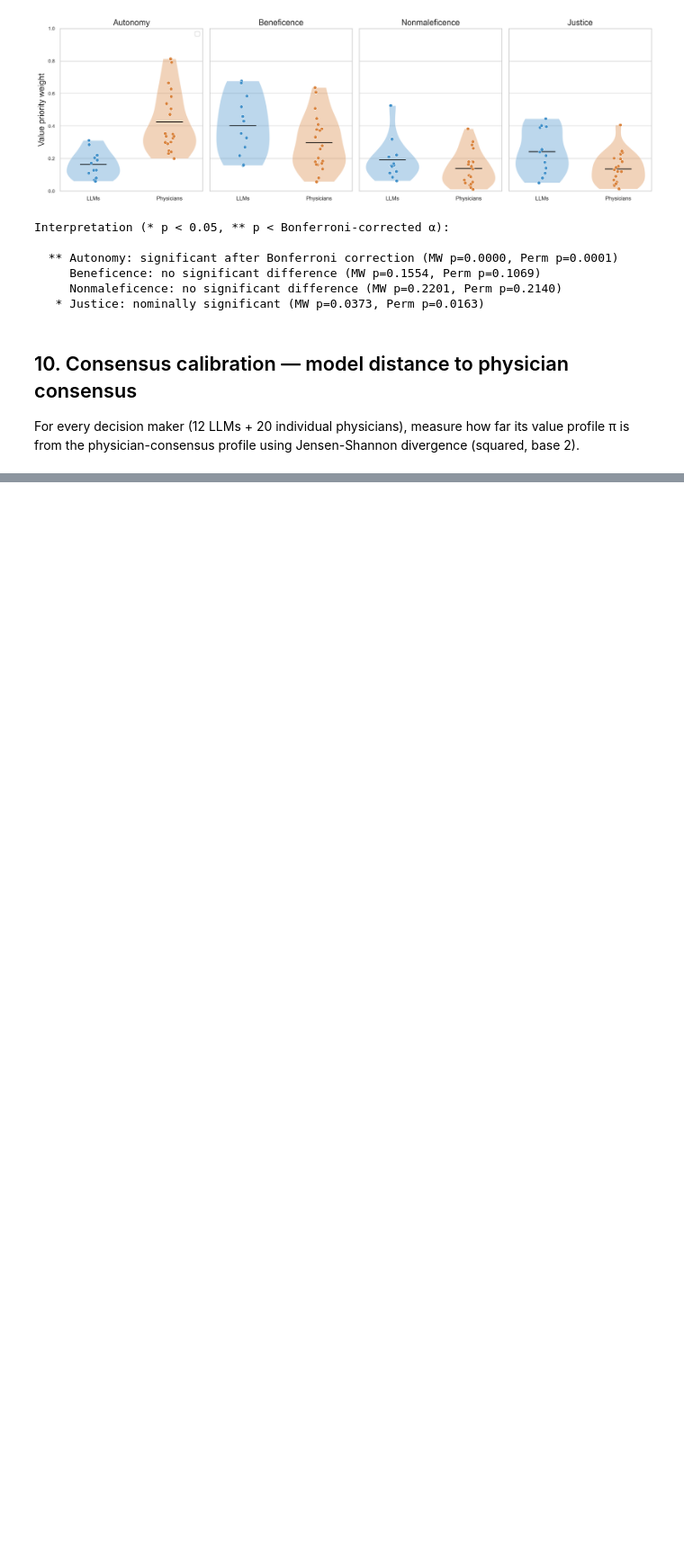
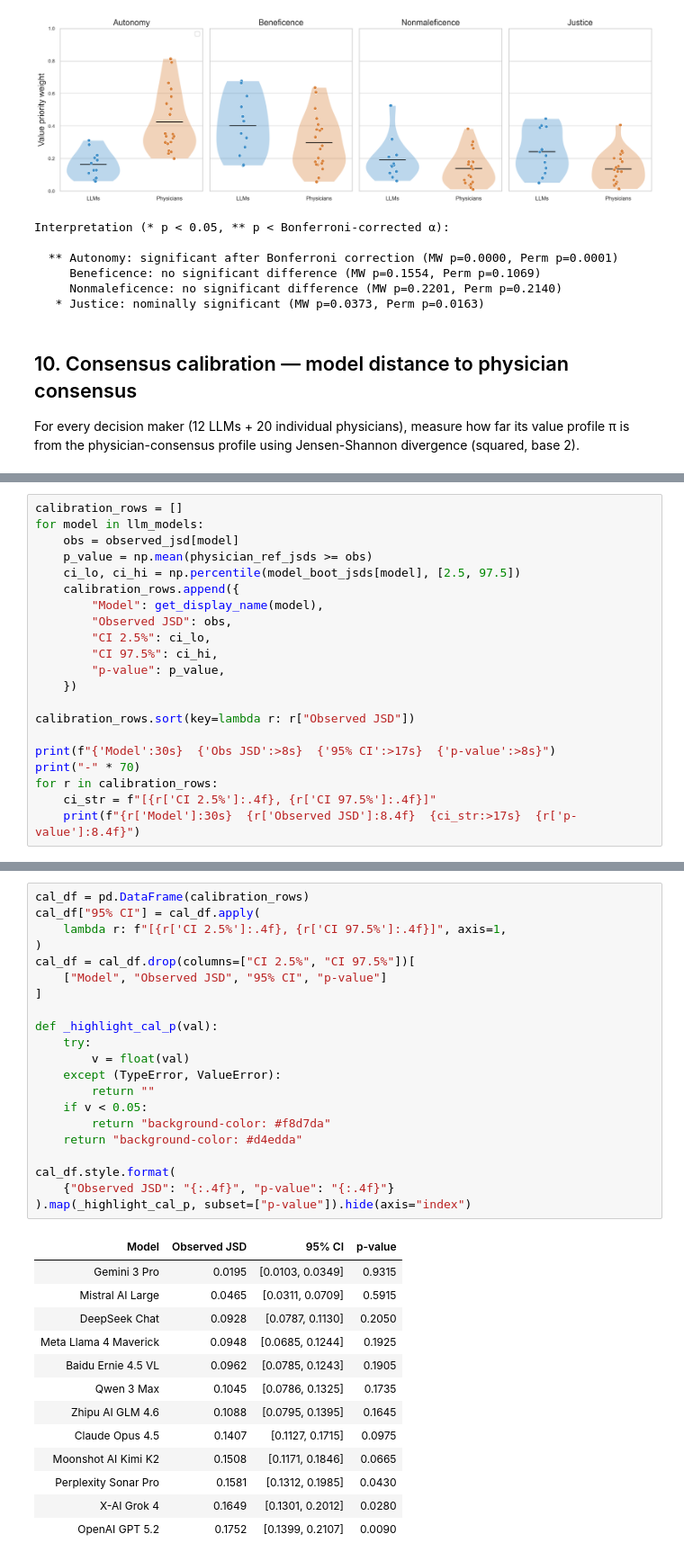
Before and after one commit to payalchandak/ValueBench, a Jupyter notebook: src/analysis/value_profiles.ipynb, the cells around one changed output, grey strips where cells are left out. Shown at 90% size. Drawn from its saved outputs; the diff is of its cells as text; blank space fills up the shorter version.

```diff
--- a/src/analysis/value_profiles.ipynb
+++ b/src/analysis/value_profiles.ipynb
@@ -662,0 +726,21 @@ for dm in sorted(observed_jsd, key=observed_jsd.get):
+# %%
+calibration_rows = []
+for model in llm_models:
+    obs = observed_jsd[model]
+    p_value = np.mean(physician_ref_jsds >= obs)
+    ci_lo, ci_hi = np.percentile(model_boot_jsds[model], [2.5, 97.5])
+    calibration_rows.append({
+        "Model": get_display_name(model),
+        "Observed JSD": obs,
+        "CI 2.5%": ci_lo,
+        "CI 97.5%": ci_hi,
+        "p-value": p_value,
+    })
+
+calibration_rows.sort(key=lambda r: r["Observed JSD"])
+
+print(f"{'Model':30s}  {'Obs JSD':>8s}  {'95% CI':>17s}  {'p-value':>8s}")
+print("-" * 70)
+for r in calibration_rows:
+    ci_str = f"[{r['CI 2.5%']:.4f}, {r['CI 97.5%']:.4f}]"
+    print(f"{r['Model']:30s}  {r['Observed JSD']:8.4f}  {ci_str:>17s}  {r['p-value']:8.4f}")
@@ -662,0 +762,35 @@ for dm in sorted(observed_jsd, key=observed_jsd.get):
+# %%
+cal_df = pd.DataFrame(calibration_rows)
+cal_df["95% CI"] = cal_df.apply(
+    lambda r: f"[{r['CI 2.5%']:.4f}, {r['CI 97.5%']:.4f}]", axis=1,
+)
+cal_df = cal_df.drop(columns=["CI 2.5%", "CI 97.5%"])[
+    ["Model", "Observed JSD", "95% CI", "p-value"]
+]
+
+def _highlight_cal_p(val):
+    try:
+        v = float(val)
+    except (TypeError, ValueError):
+        return ""
+    if v < 0.05:
+        return "background-color: #f8d7da"
+    return "background-color: #d4edda"
+
+cal_df.style.format(
+    {"Observed JSD": "{:.4f}", "p-value": "{:.4f}"}
+).map(_highlight_cal_p, subset=["p-value"]).hide(axis="index")
+# %% [output]
+| Model | Observed JSD | 95% CI | p-value |
+| Gemini 3 Pro | 0.0195 | [0.0103, 0.0349] | 0.9315 |
+| Mistral AI Large | 0.0465 | [0.0311, 0.0709] | 0.5915 |
+| DeepSeek Chat | 0.0928 | [0.0787, 0.1130] | 0.2050 |
+| Meta Llama 4 Maverick | 0.0948 | [0.0685, 0.1244] | 0.1925 |
+| Baidu Ernie 4.5 VL | 0.0962 | [0.0785, 0.1243] | 0.1905 |
+| Qwen 3 Max | 0.1045 | [0.0786, 0.1325] | 0.1735 |
+| Zhipu AI GLM 4.6 | 0.1088 | [0.0795, 0.1395] | 0.1645 |
+| Claude Opus 4.5 | 0.1407 | [0.1127, 0.1715] | 0.0975 |
+| Moonshot AI Kimi K2 | 0.1508 | [0.1171, 0.1846] | 0.0665 |
+| Perplexity Sonar Pro | 0.1581 | [0.1312, 0.1985] | 0.0430 |
+| X-AI Grok 4 | 0.1649 | [0.1301, 0.2012] | 0.0280 |
+| OpenAI GPT 5.2 | 0.1752 | [0.1399, 0.2107] | 0.0090 |
```
Also changed, not shown: parts of 8 cells of this notebook.
